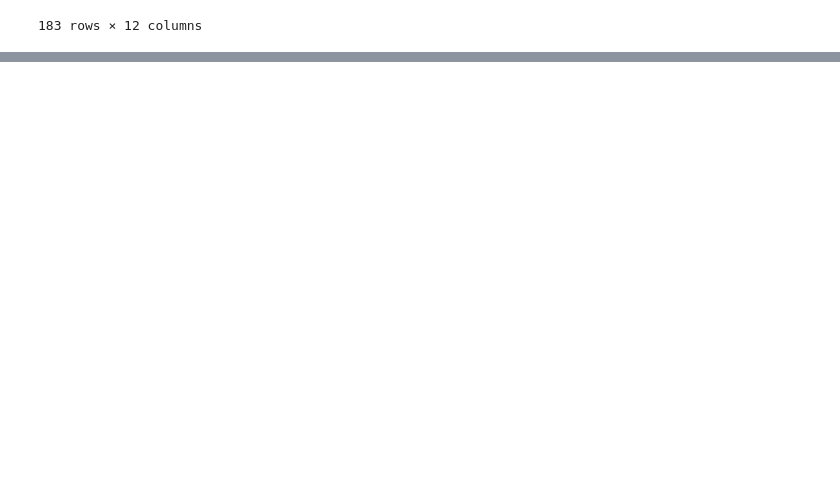
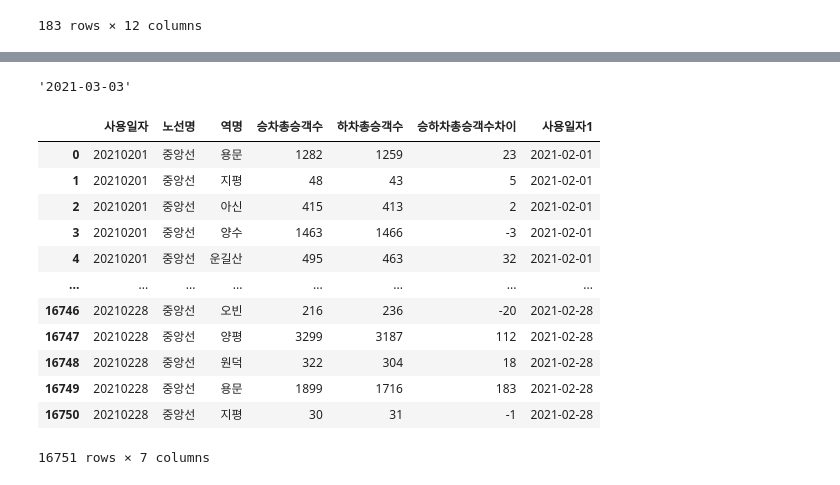
Before and after one commit to bhjin97/hipython_rep, a Jupyter notebook: 16. 데이터전처리2.ipynb, the cells around one changed output, grey strips where cells are left out. Cells and saved outputs as stored; diff of their text form; code cells hidden in the pictures; blank space fills up the shorter version.

Commit message:
'data study update'

```diff
--- a/16. 데이터전처리2.ipynb
+++ b/16. 데이터전처리2.ipynb
@@ -423,0 +657,3 @@ Name: Age, Length: 891, dtype: float64
+# %%
+dfm=mdfc.set_index('사용일자')
+dfm
@@ -423,0 +675,30 @@ Name: Age, Length: 891, dtype: float64
+# %%
+def getDate(data):
+    dt=str(data)
+    yy=dt[0:4]
+    mm=dt[4:6]
+    dd=dt[6:8]
+    return yy+'-'+mm+'-'+dd
+
+d=20210303
+getDate(d)
+# %% [output]
+'2021-03-03'
+# %%
+mdfc['사용일자1']=mdfc['사용일자'].apply(getDate)
+# %%
+mdfc
+# %% [output]
+|  | 사용일자 | 노선명 | 역명 | 승차총승객수 | 하차총승객수 | 승하차총승객수차이 | 사용일자1 |
+| 0 | 20210201 | 중앙선 | 용문 | 1282 | 1259 | 23 | 2021-02-01 |
+| 1 | 20210201 | 중앙선 | 지평 | 48 | 43 | 5 | 2021-02-01 |
+| 2 | 20210201 | 중앙선 | 아신 | 415 | 413 | 2 | 2021-02-01 |
+| 3 | 20210201 | 중앙선 | 양수 | 1463 | 1466 | -3 | 2021-02-01 |
+| 4 | 20210201 | 중앙선 | 운길산 | 495 | 463 | 32 | 2021-02-01 |
+| ... | ... | ... | ... | ... | ... | ... | ... |
+| 16746 | 20210228 | 중앙선 | 오빈 | 216 | 236 | -20 | 2021-02-28 |
+| 16747 | 20210228 | 중앙선 | 양평 | 3299 | 3187 | 112 | 2021-02-28 |
+| 16748 | 20210228 | 중앙선 | 원덕 | 322 | 304 | 18 | 2021-02-28 |
+| 16749 | 20210228 | 중앙선 | 용문 | 1899 | 1716 | 183 | 2021-02-28 |
+| 16750 | 20210228 | 중앙선 | 지평 | 30 | 31 | -1 | 2021-02-28 |
+16751 rows × 7 columns
```
Also changed, not shown: parts of 31 cells of this notebook, 1 other file.
